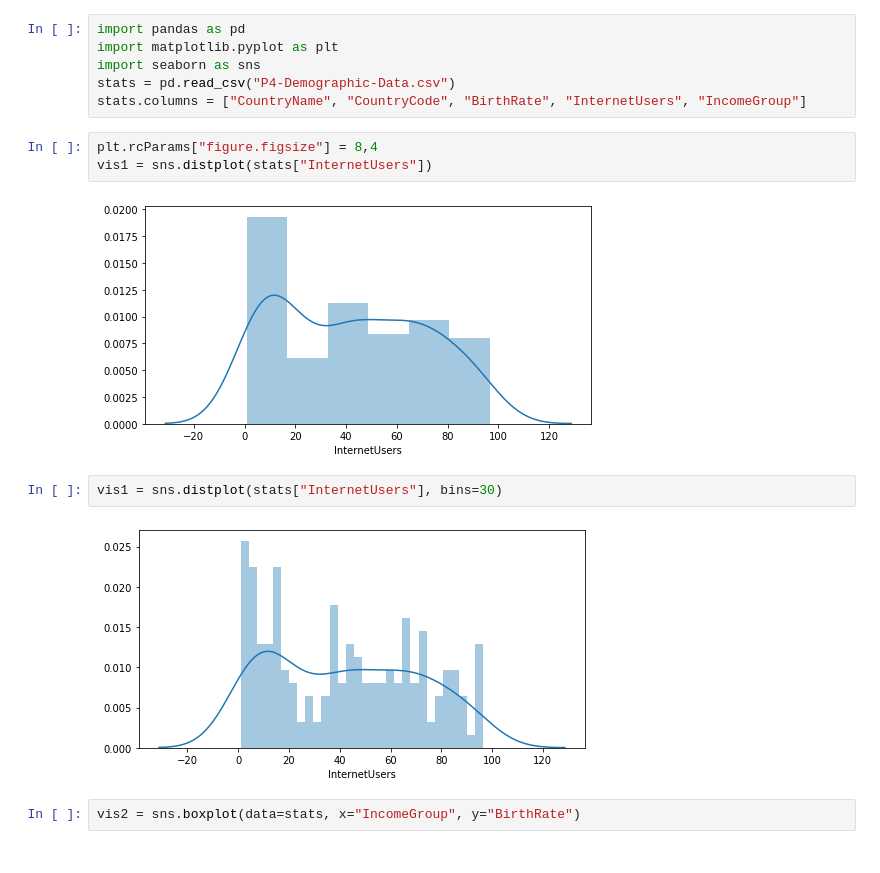
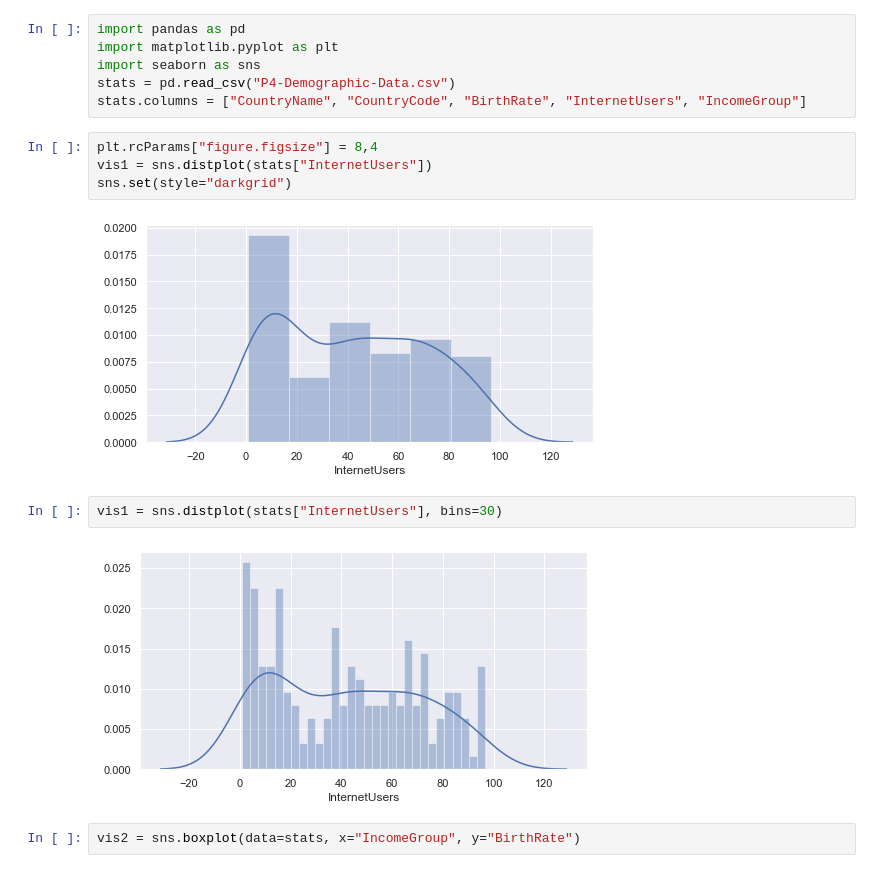
Before and after one commit to golgor/python-courses, a Jupyter notebook: Module 4/4.4 Seaborn.ipynb, the cells around one changed output. Saved outputs shown, nothing was run; the diff lists cells and outputs as text.

```diff
--- a/Module 4/4.4 Seaborn.ipynb
+++ b/Module 4/4.4 Seaborn.ipynb
@@ -7,12 +7,13 @@ stats.columns = ["CountryName", "CountryCode", "BirthRate", "InternetUsers", "In
 # %%
 plt.rcParams["figure.figsize"] = 8,4
 vis1 = sns.distplot(stats["InternetUsers"])
+sns.set(style="darkgrid")
 # %% [output]
-[figure, old version]
+[figure, new version]
 # %%
 vis1 = sns.distplot(stats["InternetUsers"], bins=30)
 # %% [output]
-[figure, old version]
+[figure, new version]
 # %%
 vis2 = sns.boxplot(data=stats, x="IncomeGroup", y="BirthRate")
 # %% [output]
```
Also changed, not shown: 12 other files.
